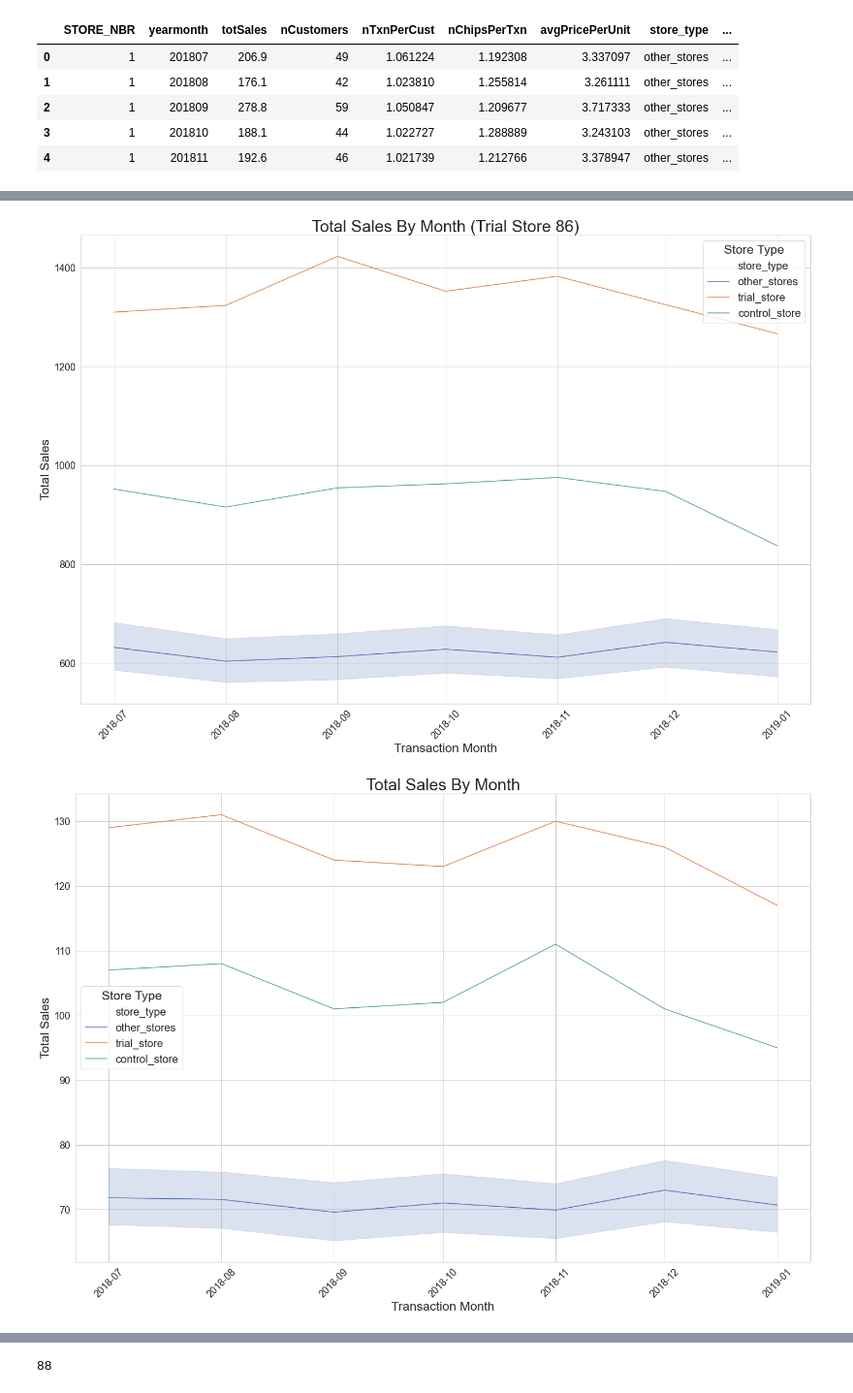
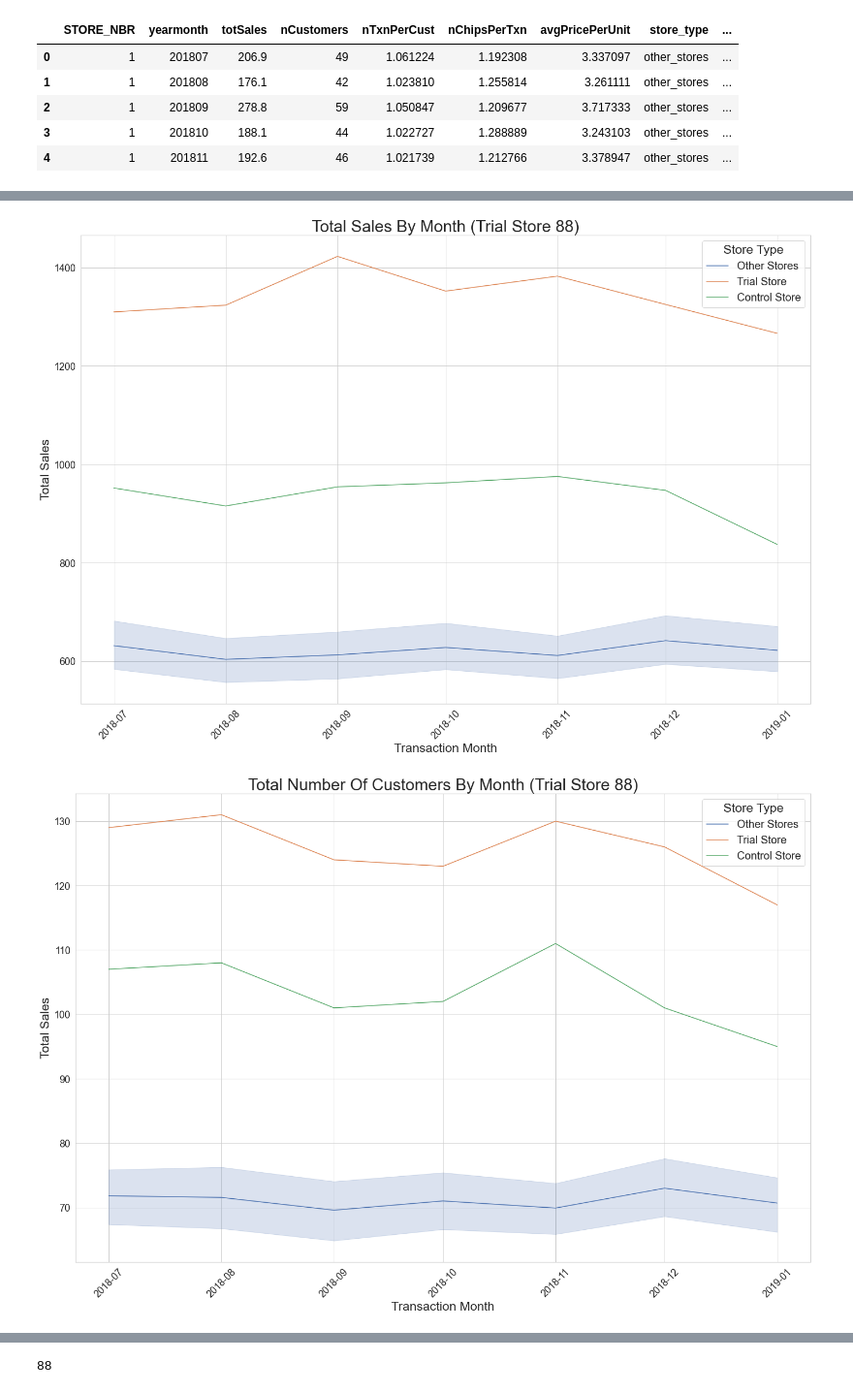
Before and after one commit to daniel8691/Quantium-virtual-internship, a Jupyter notebook: module_two_experimentation_uplifttesting.ipynb, the cells around one changed output, grey strips where cells are left out. Shown at 97% size. Cells and saved outputs as stored; diff of their text form; code cells hidden in the pictures.

```diff
--- a/module_two_experimentation_uplifttesting.ipynb
+++ b/module_two_experimentation_uplifttesting.ipynb
@@ -2523,49 +2541,66 @@ plt.xticks(rotation=45)
 # set fontsize
 plt.xlabel("Transaction Month", fontsize=23)
 plt.ylabel("Total Sales", fontsize=23)
-plt.title("total sales by month (trial store 86)".title(), fontsize=30)
+plt.title("total sales by month (trial store 88)".title(), fontsize=30)
 plt.tick_params(labelsize=18)
+
+# legend labels
+some_labels = ['Other Stores',
+              "Trial Store",
+              "Control Store"]
 
 # set legend location and fontsize
 plt.legend(title = "store type".title(),
+           labels = some_labels,
           loc='best',
           fontsize=20,
           title_fontsize=23)
 
 # fit the graph
 plt.tight_layout()
+
+plt.savefig("static/module2_analysis_pics/trial_control_88_salesPerMonth.png")
 # %% [output]
-[figure, old version]
+[figure, new version]
 # %%
 # graph the customers data
 # visually check if drivers are indeed similar in the period before the trial
 sns.set(style='whitegrid')
 # set figure size
 plt.figure(figsize=(20,14))
 
 # create line chart
 sns.lineplot(x = "transaction_dates",
             y = "nCustomers",
             hue = "store_type",
             data = store_data_df)
 
 # set x label orientation
 plt.xticks(rotation=45)
 
 # set fontsize
 plt.xlabel("Transaction Month", fontsize=23)
 plt.ylabel("Total Sales", fontsize=23)
-plt.title("total sales by month".title(), fontsize=30)
+plt.title("total number of customers by month (Trial Store 88)".title(), fontsize=30)
 plt.tick_params(labelsize=18)
+
+# legend labels
+some_labels = ['Other Stores',
+              "Trial Store",
+              "Control Store"]
 
 # set legend location and fontsize
 plt.legend(title = "store type".title(),
+           labels=some_labels,
           loc='best',
           fontsize=20,
           title_fontsize=23)
 
 # fit the graph
 plt.tight_layout()
+
+# save figure
+plt.savefig("static/module2_analysis_pics/trial_control_88_customersPerMonth.png")
 # %% [output]
-[figure, old version]
+[figure, new version]
 # %% [markdown]
```
Also changed, not shown: parts of 14 cells of this notebook, 5 other files.
